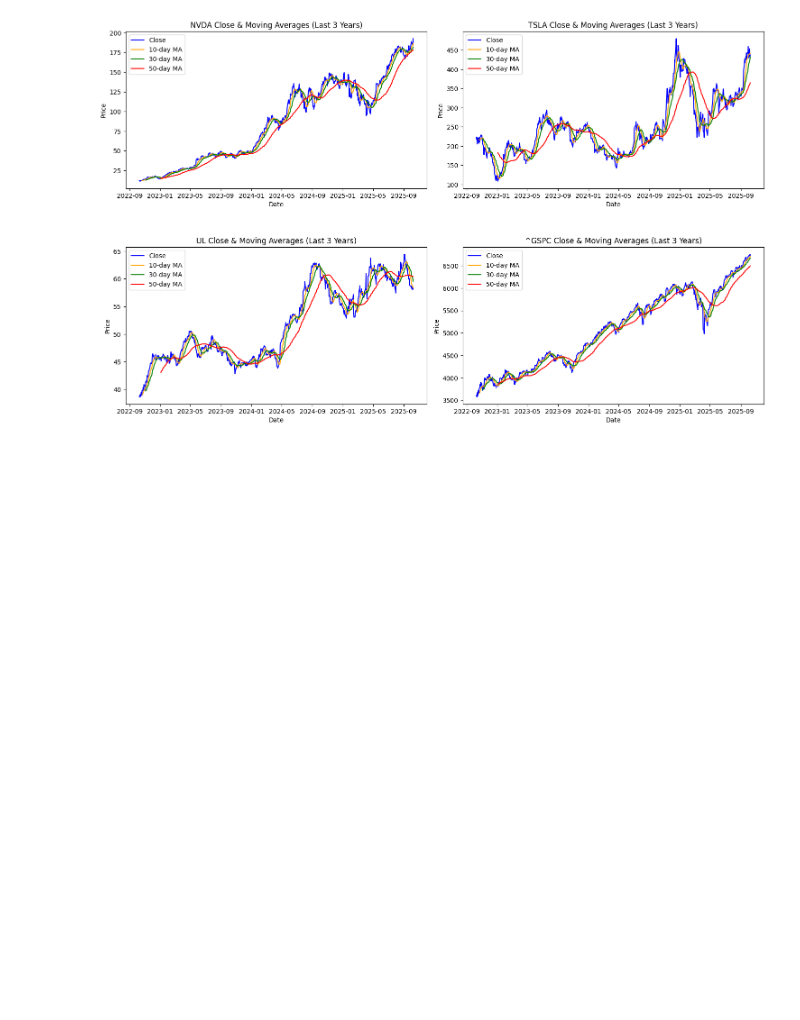
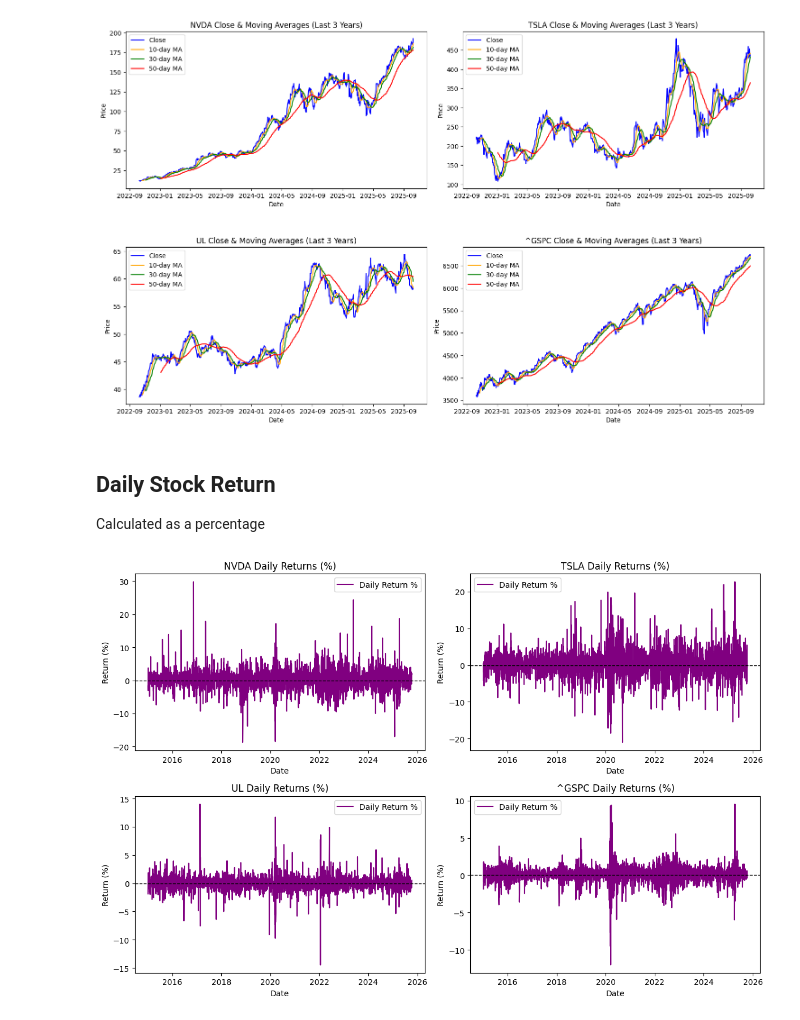
Before and after one commit to hjmoore67/AI-Coursework-Uni, a Jupyter notebook: uni-ai-coursework.ipynb, the cells around one changed output. Saved outputs shown, nothing was run; the diff lists cells and outputs as text; code cells hidden in the pictures; blank space fills up the shorter version.

```diff
--- a/uni-ai-coursework.ipynb
+++ b/uni-ai-coursework.ipynb
@@ -423,3 +423,31 @@ for i, ticker in enumerate(tickers, 1):
 plt.tight_layout()
 # %% [output]
 [figure]
+# %% [markdown]
+## Daily Stock Return
+
+Calculated as a percentage
+# %%
+plt.figure(figsize=(12, 8))
+plt.subplots_adjust(top=1.25, bottom=1.2)
+
+for i, ticker in enumerate(tickers, 1):
+    plt.subplot(2, 2, i)
+    data = combined_df[combined_df['Ticker'] == ticker].copy()
+    data = data.sort_values('Date')
+
+    # Calculate daily percentage return
+    data['Daily_Return_%'] = data['Close'].pct_change() * 100
+
+    # Plot daily returns
+    plt.plot(data['Date'], data['Daily_Return_%'], label='Daily Return %', color='purple')
+    plt.axhline(0, color='black', linewidth=1, linestyle='--')
+
+    plt.title(f"{ticker} Daily Returns (%)")
+    plt.xlabel('Date')
+    plt.ylabel('Return (%)')
+    plt.legend()
+
+plt.tight_layout()
+# %% [output]
+[figure, added]
```
Also changed, not shown: parts of 2 cells of this notebook.
